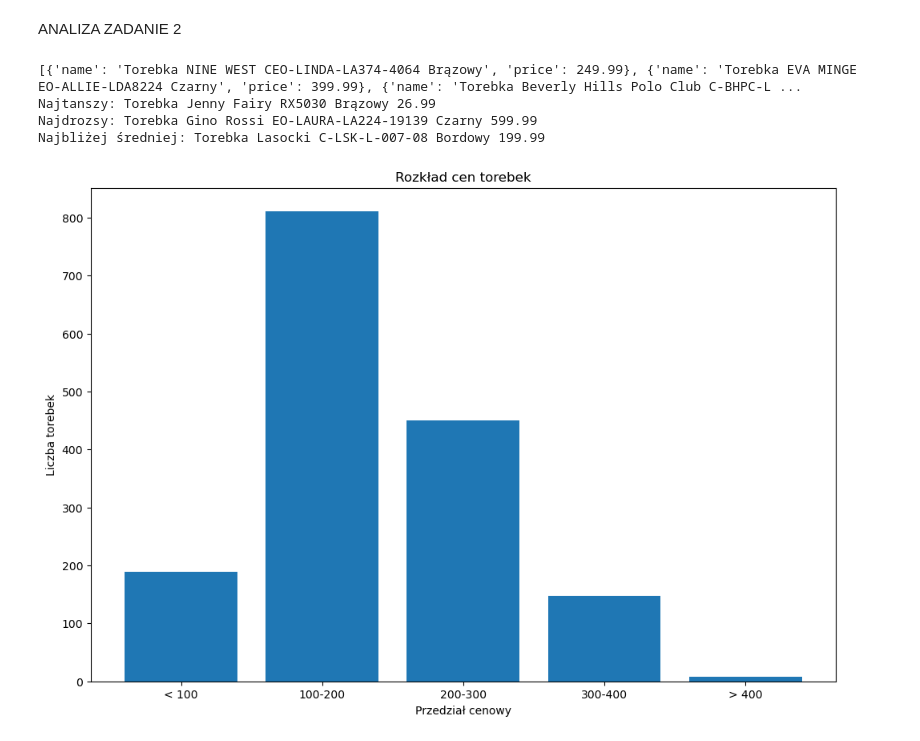
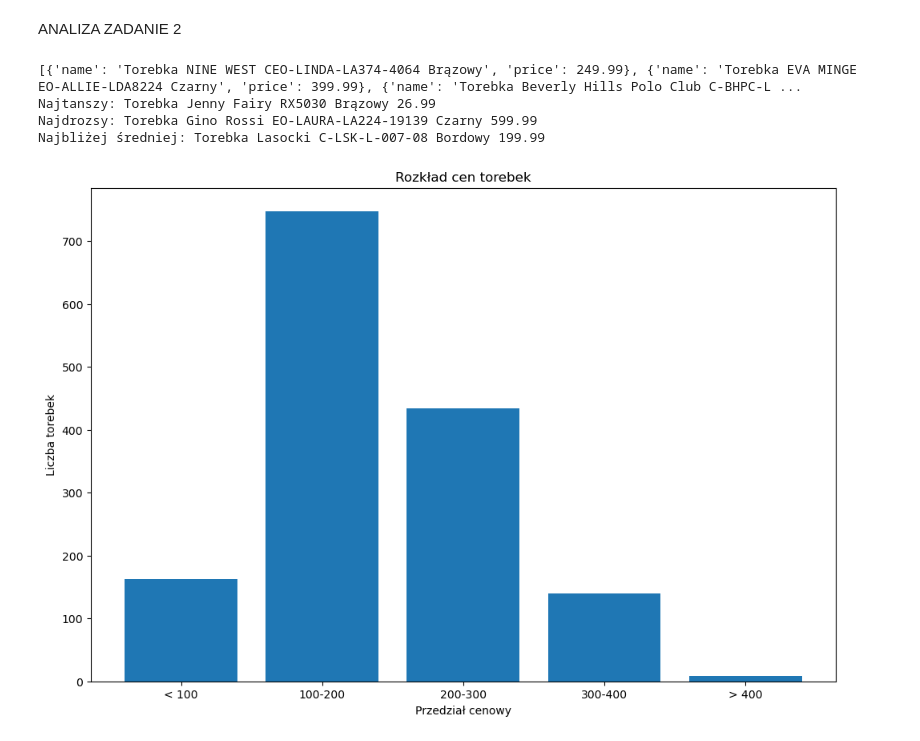
Before and after one commit to mateuszlamla/SEMESTR5, a Jupyter notebook: Wizualizacja_i_przetwarzanie_danych/lab8_scrapy.ipynb, the cells around one changed output. Drawn from its saved outputs; the diff is of its cells as text; code cells hidden in the pictures.

```diff
--- a/Wizualizacja_i_przetwarzanie_danych/lab8_scrapy.ipynb
+++ b/Wizualizacja_i_przetwarzanie_danych/lab8_scrapy.ipynb
@@ -1776,6 +1776,9 @@ import statistics
 
 with open("purses.json", 'r', encoding='utf-8') as f:
     purses = json.load(f)
+
+purses = [p for p in purses if p['name'] is not None and p['price'] is not None]
+
 for p in purses:
     p['price'] = float(p['price'])
     if p['name'] == None:
@@ -1788,31 +1791,31 @@ cheapest_price = purses_sorted[0]
 most_expensive_price = purses_sorted[-1]
 mean_price = statistics.mean(purse['price'] for purse in purses)
 closest = min(purses, key=lambda purse: abs(purse['price'] - mean_price))
 
 print(f"Najtanszy: {cheapest_price['name']} {cheapest_price['price']}")
 print(f"Najdrozsy: {most_expensive_price['name']} {most_expensive_price['price']}")
 print(f"Najbliżej średniej: {closest['name']} {closest['price']}")
 
 purses = {
     '< 100': len([p for p in purses if p['price'] < 100]),
     '100-200': len([p for p in purses if 100 <= p['price'] < 200]),
     '200-300': len([p for p in purses if 200 <= p['price'] < 300]),
     '300-400': len([p for p in purses if 300 <= p['price'] < 400]),
     '> 400': len([p for p in purses if p['price'] >= 400])
 }
 
 labels = purses.keys()
 count = purses.values()
 
 plt.figure(figsize = (12, 8))
 plt.bar(labels, count)
 plt.title("Rozkład cen torebek")
 plt.xlabel("Przedział cenowy")
 plt.ylabel("Liczba torebek")
 plt.show()
 # %% [output]
 [{'name': 'Torebka NINE WEST CEO-LINDA-LA374-4064 Brązowy', 'price': 249.99}, {'name': 'Torebka EVA MINGE EO-ALLIE-LDA8224 Czarny', 'price': 399.99}, {'name': 'Torebka Beverly Hills Polo Club C-BHPC-L ...
 Najtanszy: Torebka Jenny Fairy RX5030 Brązowy 26.99
 Najdrozsy: Torebka Gino Rossi EO-LAURA-LA224-19139 Czarny 599.99
 Najbliżej średniej: Torebka Lasocki C-LSK-L-007-08 Bordowy 199.99
-[figure, old version]
+[figure, new version]
```
Also changed, not shown: 2 other files.
